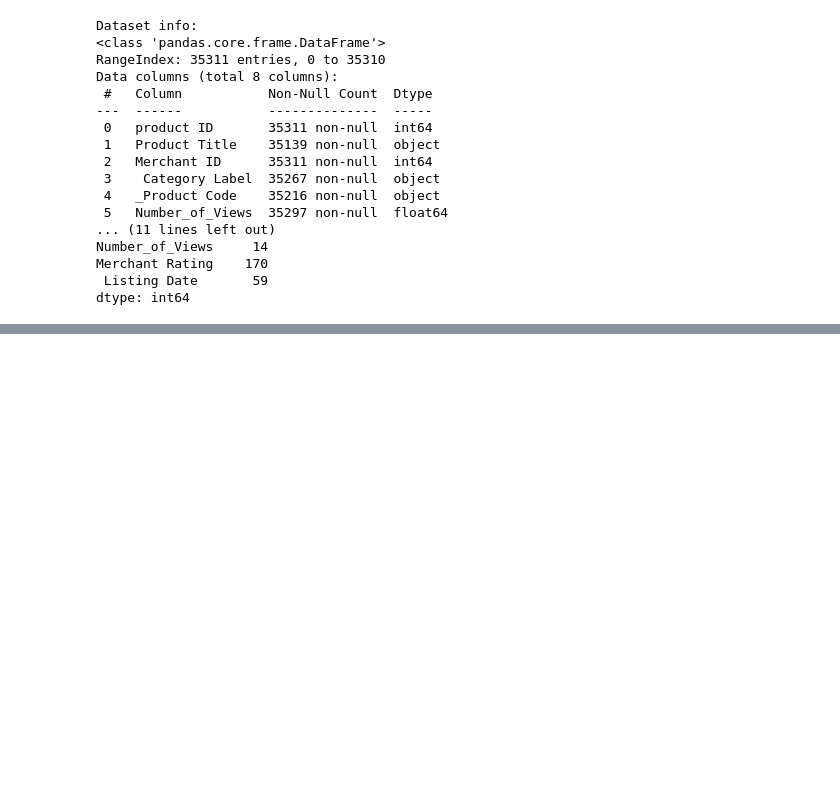
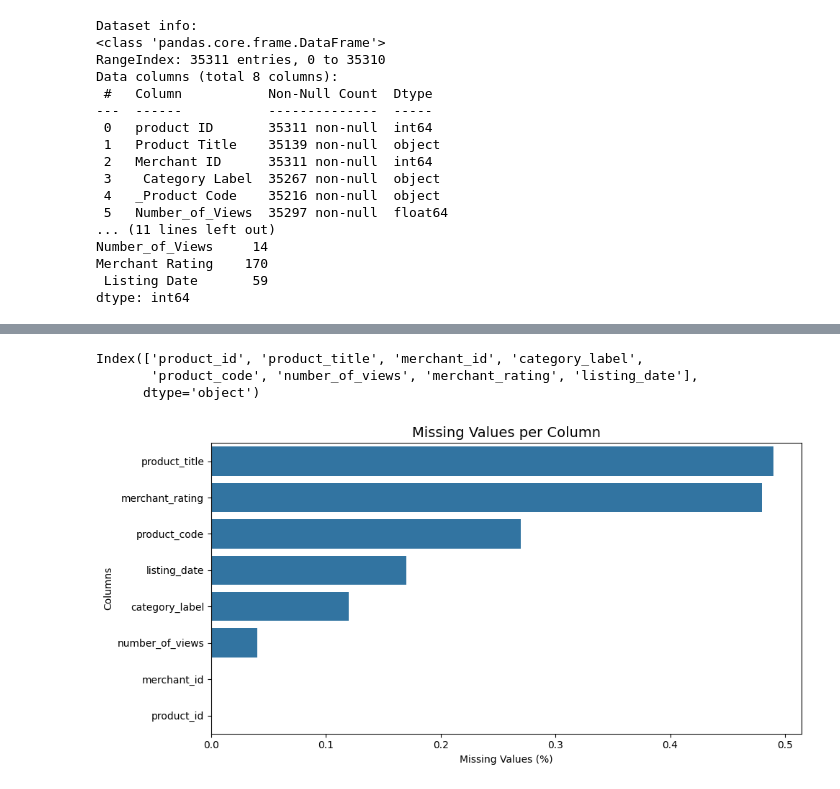
Before and after one commit to adelastrukar44-debug/MACHINE_LEARNING_PROJECT, a Jupyter notebook: notebook/ML_product_analysis.ipynb, the cells around one changed output, grey strips where cells are left out. Drawn from its saved outputs; the diff is of its cells as text; code cells hidden in the pictures; blank space fills up the shorter version.

```diff
--- a/notebook/ML_product_analysis.ipynb
+++ b/notebook/ML_product_analysis.ipynb
@@ -73,0 +82,39 @@ dtype: int64
+# %%
+print(df.columns) # overview
+
+# standardization columns
+df.columns = ['product_id',
+              'product_title',
+              'merchant_id',
+              'category_label',
+              'product_code',
+              'number_of_views',
+              'merchant_rating',
+              'listing_date'
+              ]
+
+# visualization using barplot
+import seaborn as sns
+import matplotlib.pyplot as plt
+
+missing_values_percentage = (df.isna().sum()/ len(df) * 100).round(2)
+missing_values_percentage = missing_values_percentage.sort_values(ascending=False)
+
+plt.figure(figsize=(10, 5))
+
+sns.barplot(
+    x=missing_values_percentage.values,
+    y=missing_values_percentage.index
+)
+
+plt.title("Missing Values per Column", fontsize=14)
+plt.xlabel("Missing Values (%)")
+plt.ylabel("Columns")
+
+plt.tight_layout()
+plt.show()
+# %% [output]
+Index(['product_id', 'product_title', 'merchant_id', 'category_label',
+       'product_code', 'number_of_views', 'merchant_rating', 'listing_date'],
+      dtype='object')
+[figure, added]
```
Also changed, not shown: parts of 1 cell of this notebook.
